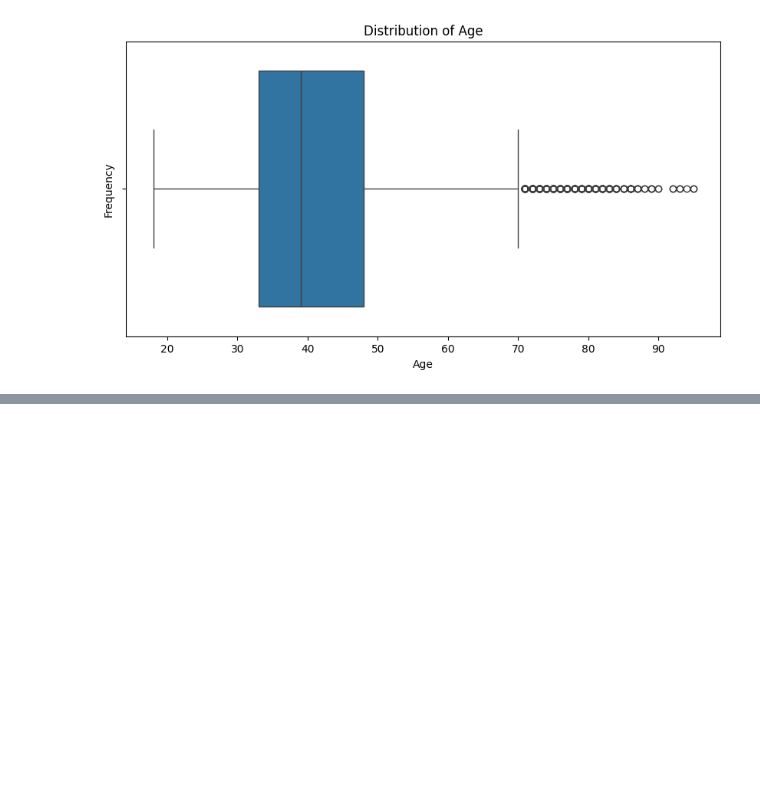
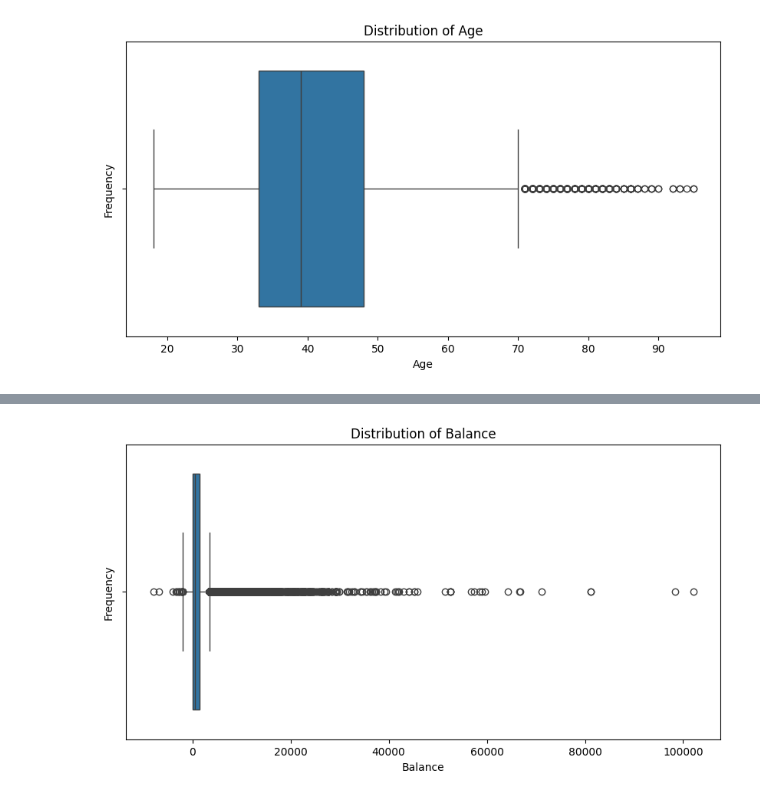
Before and after one commit to TalJa1/dc_practice, a Jupyter notebook: data_toolkits.ipynb, the cells around one changed output, grey strips where cells are left out. Drawn from its saved outputs; the diff is of its cells as text; code cells hidden in the pictures; blank space fills up the shorter version.

```diff
--- a/data_toolkits.ipynb
+++ b/data_toolkits.ipynb
@@ -168,0 +182,10 @@ plt.show()
+# %%
+# Using boxplot to check the distribution of balance values
+plt.figure(figsize=(10, 5))
+sns.boxplot(x=df['balance'])
+plt.title('Distribution of Balance')
+plt.xlabel('Balance')
+plt.ylabel('Frequency')
+plt.show()
+# %% [output]
+[figure, added]
```
Also changed, not shown: parts of 2 cells of this notebook.
